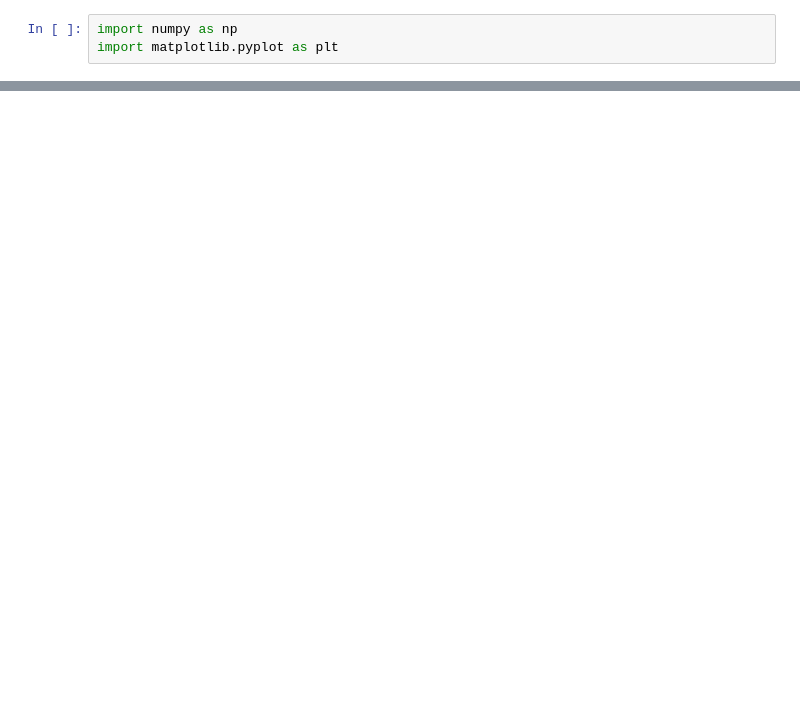
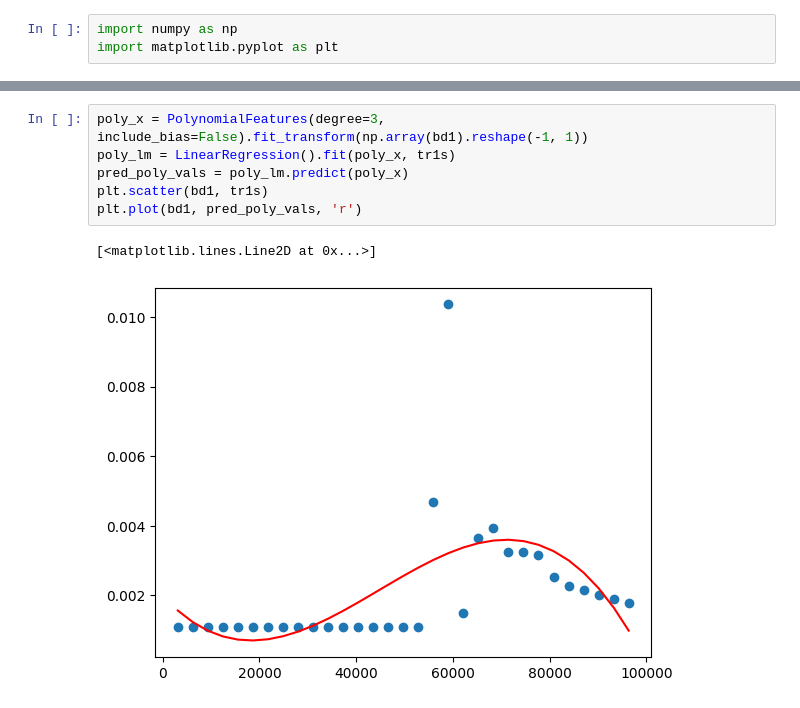
Before and after one commit to elcosas/SPAD_Regression_Research, a Jupyter notebook: Notebooks/Testing.ipynb, the cells around one changed output, grey strips where cells are left out. Cells and saved outputs as stored; diff of their text form; blank space fills up the shorter version.

```diff
--- a/Notebooks/Testing.ipynb
+++ b/Notebooks/Testing.ipynb
@@ -59,0 +56,9 @@ plt.plot(bd1_hist[1][:-1], gaussian_process.predict(bd1_hist[1][:-1].reshape(-1,
+# %%
+poly_x = PolynomialFeatures(degree=3, include_bias=False).fit_transform(np.array(bd1).reshape(-1, 1))
+poly_lm = LinearRegression().fit(poly_x, tr1s)
+pred_poly_vals = poly_lm.predict(poly_x)
+plt.scatter(bd1, tr1s)
+plt.plot(bd1, pred_poly_vals, 'r')
+# %% [output]
+[<matplotlib.lines.Line2D at 0x...>]
+[figure, added]
```
Also changed, not shown: parts of 17 cells of this notebook.
